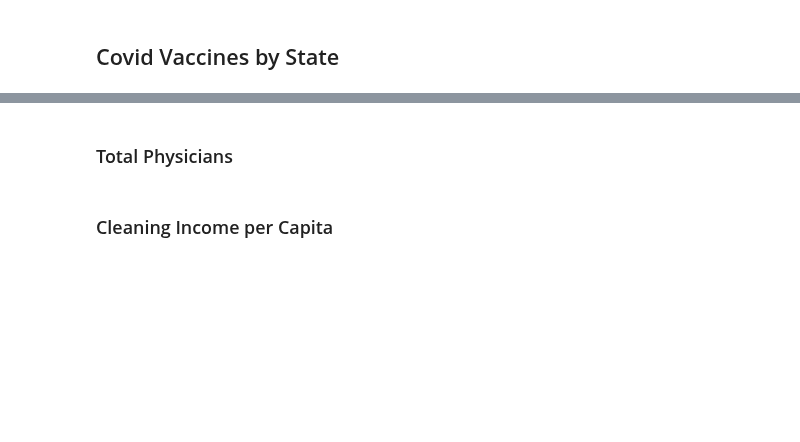
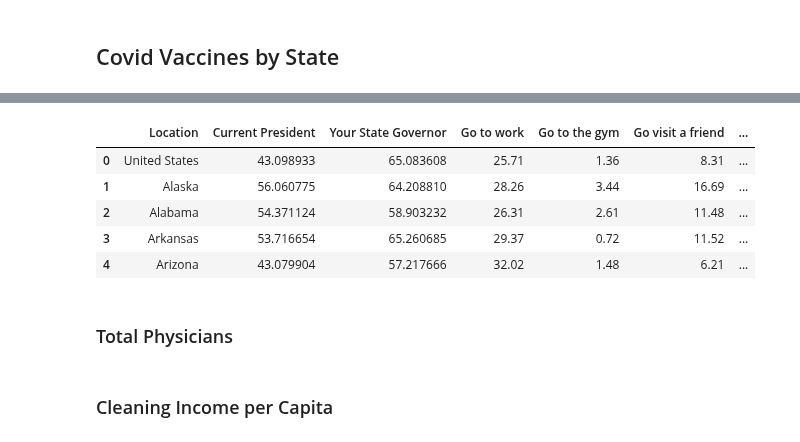
Before and after one commit to rafirahman27/Preparing_for_the_next_Pandemic, a Jupyter notebook: Code/02-Data_Cleaning_and_EDA.ipynb, the cells around one changed output, grey strips where cells are left out. Cells and saved outputs as stored; diff of their text form; code cells hidden in the pictures; blank space fills up the shorter version.

```diff
--- a/Code/02-Data_Cleaning_and_EDA.ipynb
+++ b/Code/02-Data_Cleaning_and_EDA.ipynb
@@ -135,8 +262,15 @@ health_behavior.shape
 # %%
 health_behavior.rename(columns={'State' : 'Location'}, inplace = True)
 # %%
-health_behavior.to_csv('Data/Cleaned/cleaned_health_behavior.csv', index=False)
+health_behavior.to_csv('../Data/Cleaned/cleaned_health_behavior.csv', index=False)
 health_behavior.head()
+# %% [output]
+|  | Location | Current President | Your State Governor | Go to work | Go to the gym | Go visit a friend | ... |
+| 0 | United States | 43.098933 | 65.083608 | 25.71 | 1.36 | 8.31 | ... |
+| 1 | Alaska | 56.060775 | 64.208810 | 28.26 | 3.44 | 16.69 | ... |
+| 2 | Alabama | 54.371124 | 58.903232 | 26.31 | 2.61 | 11.48 | ... |
+| 3 | Arkansas | 53.716654 | 65.260685 | 29.37 | 0.72 | 11.52 | ... |
+| 4 | Arizona | 43.079904 | 57.217666 | 32.02 | 1.48 | 6.21 | ... |
 # %% [markdown]
 ### Total Physicians
 # %%
```
Also changed, not shown: parts of 51 cells of this notebook, 7 other files.
